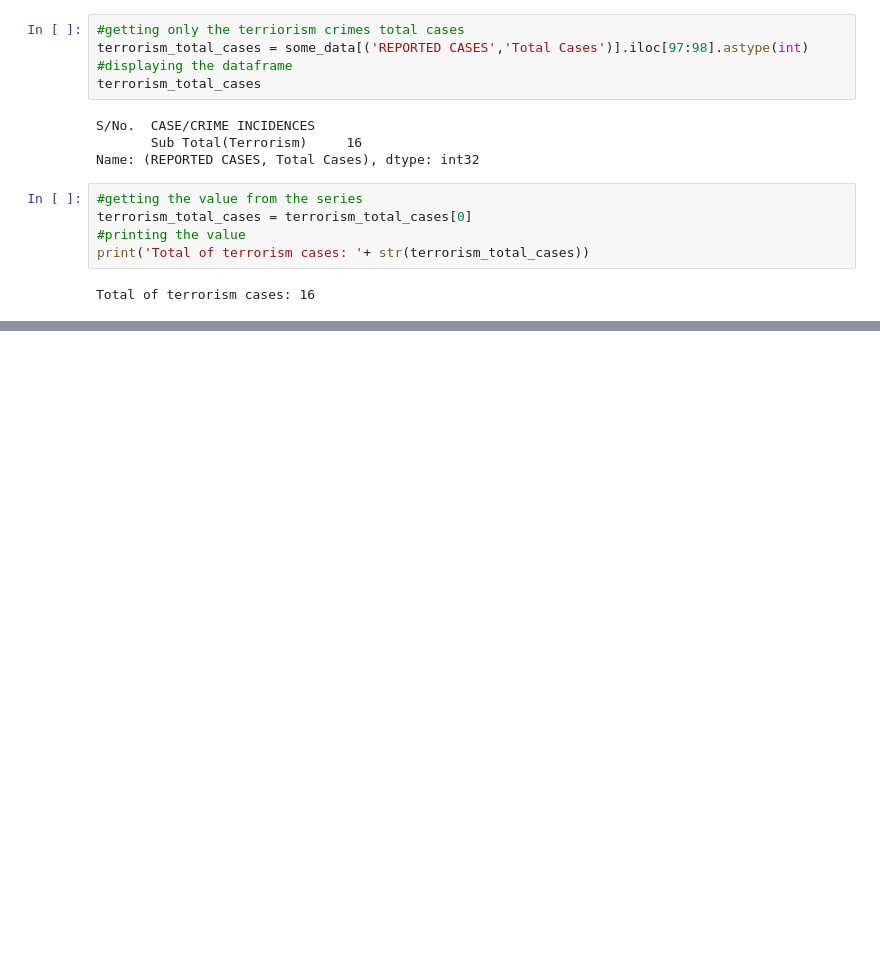
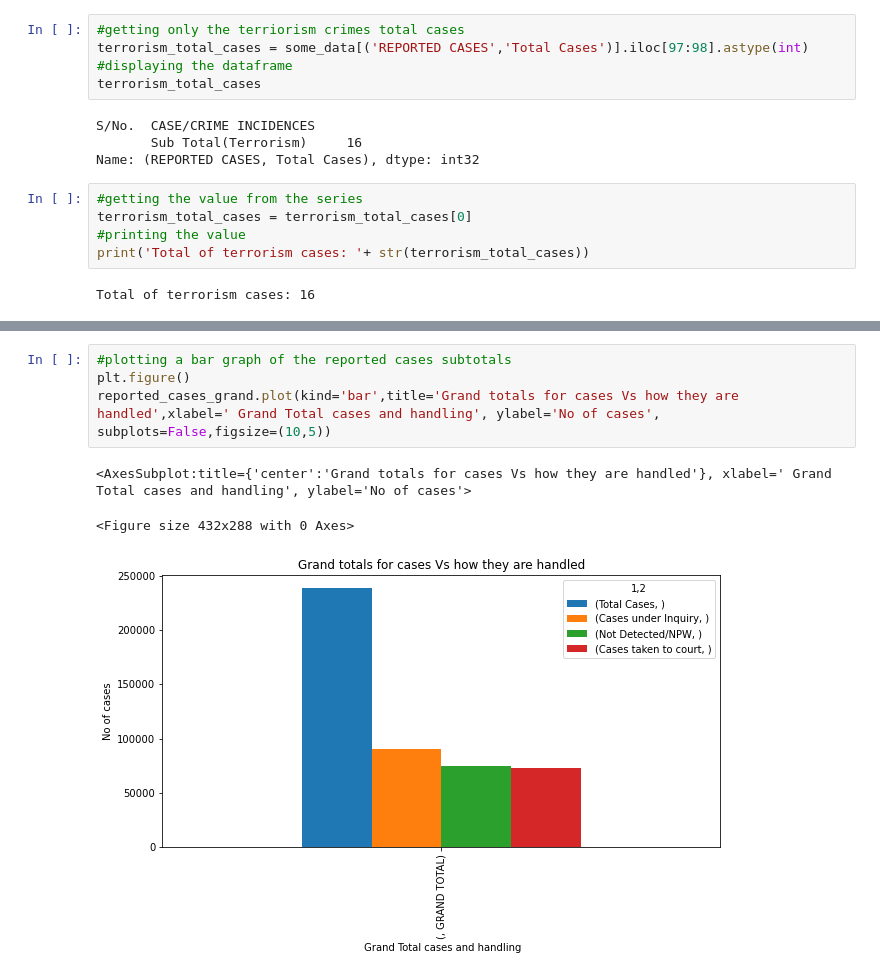
Before and after one commit to recess-group-e1-Data-science/PythonDataScience, a Jupyter notebook: CRIME SUMMARY/Criminal Summary.ipynb, the cells around one changed output, grey strips where cells are left out. Cells and saved outputs as stored; diff of their text form; blank space fills up the shorter version.

```diff
--- a/CRIME SUMMARY/Criminal Summary.ipynb
+++ b/CRIME SUMMARY/Criminal Summary.ipynb
@@ -393,0 +504,8 @@ Total of terrorism cases: 16
+# %%
+#plotting a bar graph of the reported cases subtotals
+plt.figure()
+reported_cases_grand.plot(kind='bar',title='Grand totals for cases Vs how they are handled',xlabel=' Grand Total cases and handling', ylabel='No of cases', subplots=False,figsize=(10,5))
+# %% [output]
+<AxesSubplot:title={'center':'Grand totals for cases Vs how they are handled'}, xlabel=' Grand Total cases and handling', ylabel='No of cases'>
+<Figure size 432x288 with 0 Axes>
+[figure, added]
```
Also changed, not shown: parts of 25 cells of this notebook.
